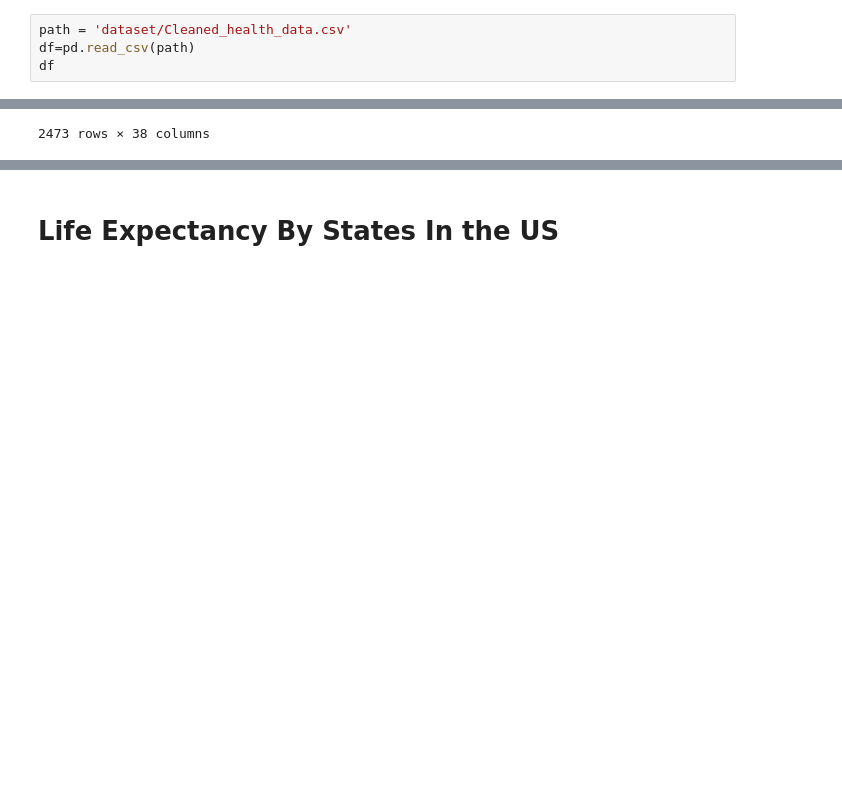
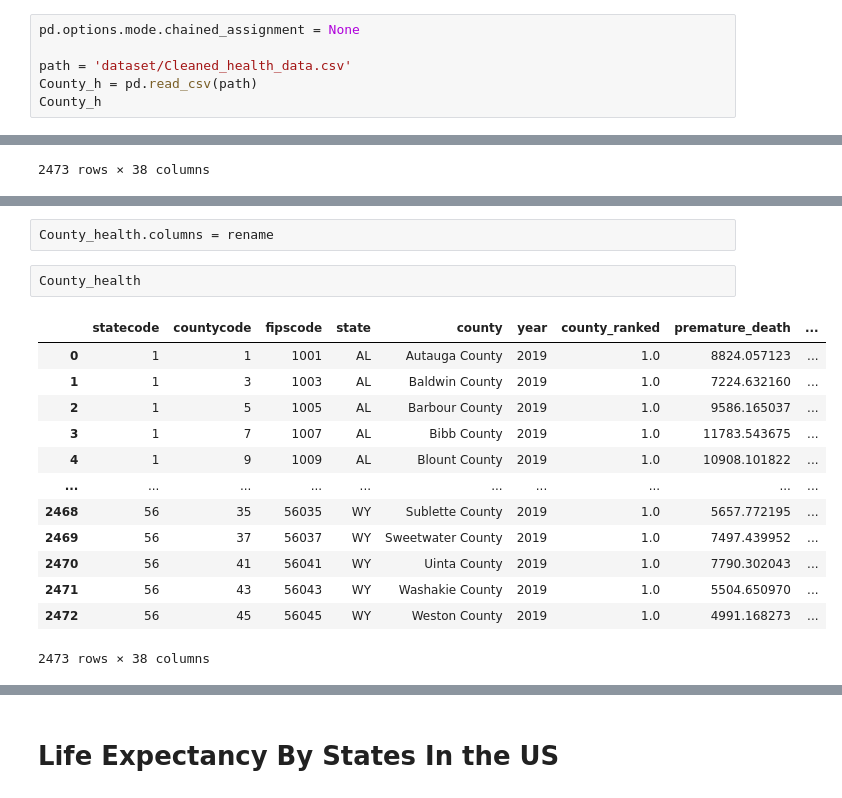
Before and after one commit to jankomah/Predicting_Life_Expectancy, a Jupyter notebook: 02.Josh_Modelling.ipynb, the cells around one changed output, grey strips where cells are left out. Drawn from its saved outputs; the diff is of its cells as text; blank space fills up the shorter version.

```diff
--- a/02.Josh_Modelling.ipynb
+++ b/02.Josh_Modelling.ipynb
@@ -44,7 +42,9 @@ pd.options.mode.chained_assignment = None
 # %%
+pd.options.mode.chained_assignment = None
+
 path = 'dataset/Cleaned_health_data.csv'
-df=pd.read_csv(path)
-df
+County_h = pd.read_csv(path)
+County_h
 # %% [output]
 |  | statecode | countycode | fipscode | state | county | year | county_ranked | premature_death_raw_value | ... |
 | 0 | 1 | 1 | 1001 | AL | Autauga County | 2019 | 1.0 | 8824.057123 | ... |
@@ -67,0 +101,18 @@ df1 = df.copy()
+# %%
+County_health.columns = rename
+# %%
+County_health
+# %% [output]
+|  | statecode | countycode | fipscode | state | county | year | county_ranked | premature_death | ... |
+| 0 | 1 | 1 | 1001 | AL | Autauga County | 2019 | 1.0 | 8824.057123 | ... |
+| 1 | 1 | 3 | 1003 | AL | Baldwin County | 2019 | 1.0 | 7224.632160 | ... |
+| 2 | 1 | 5 | 1005 | AL | Barbour County | 2019 | 1.0 | 9586.165037 | ... |
+| 3 | 1 | 7 | 1007 | AL | Bibb County | 2019 | 1.0 | 11783.543675 | ... |
+| 4 | 1 | 9 | 1009 | AL | Blount County | 2019 | 1.0 | 10908.101822 | ... |
+| ... | ... | ... | ... | ... | ... | ... | ... | ... | ... |
+| 2468 | 56 | 35 | 56035 | WY | Sublette County | 2019 | 1.0 | 5657.772195 | ... |
+| 2469 | 56 | 37 | 56037 | WY | Sweetwater County | 2019 | 1.0 | 7497.439952 | ... |
+| 2470 | 56 | 41 | 56041 | WY | Uinta County | 2019 | 1.0 | 7790.302043 | ... |
+| 2471 | 56 | 43 | 56043 | WY | Washakie County | 2019 | 1.0 | 5504.650970 | ... |
+| 2472 | 56 | 45 | 56045 | WY | Weston County | 2019 | 1.0 | 4991.168273 | ... |
+2473 rows × 38 columns
```
Also changed, not shown: parts of 39 cells of this notebook, 3 other files.
